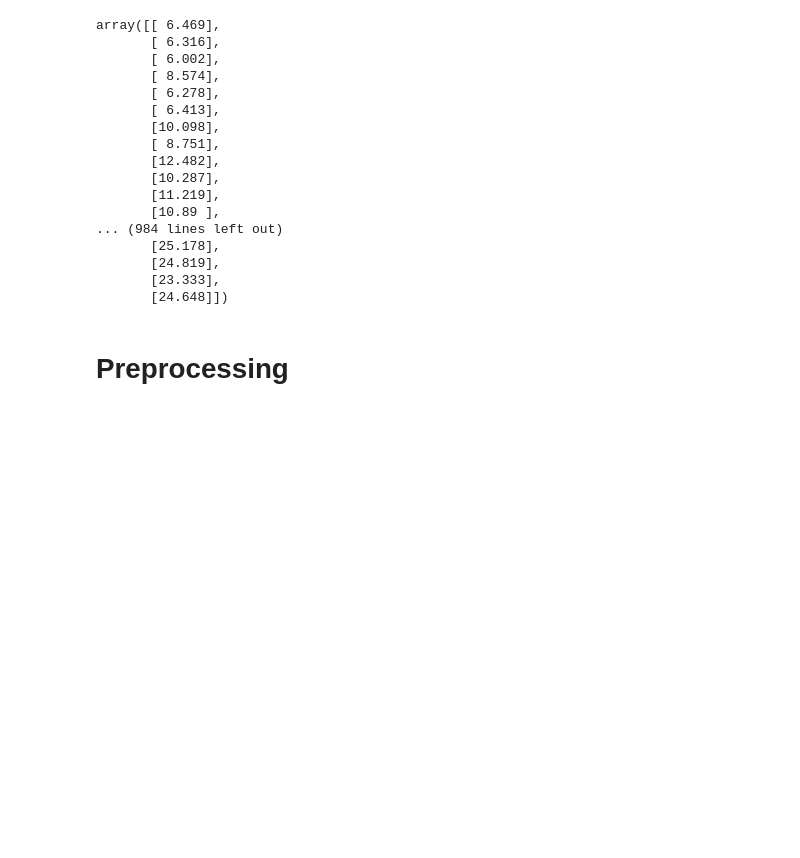
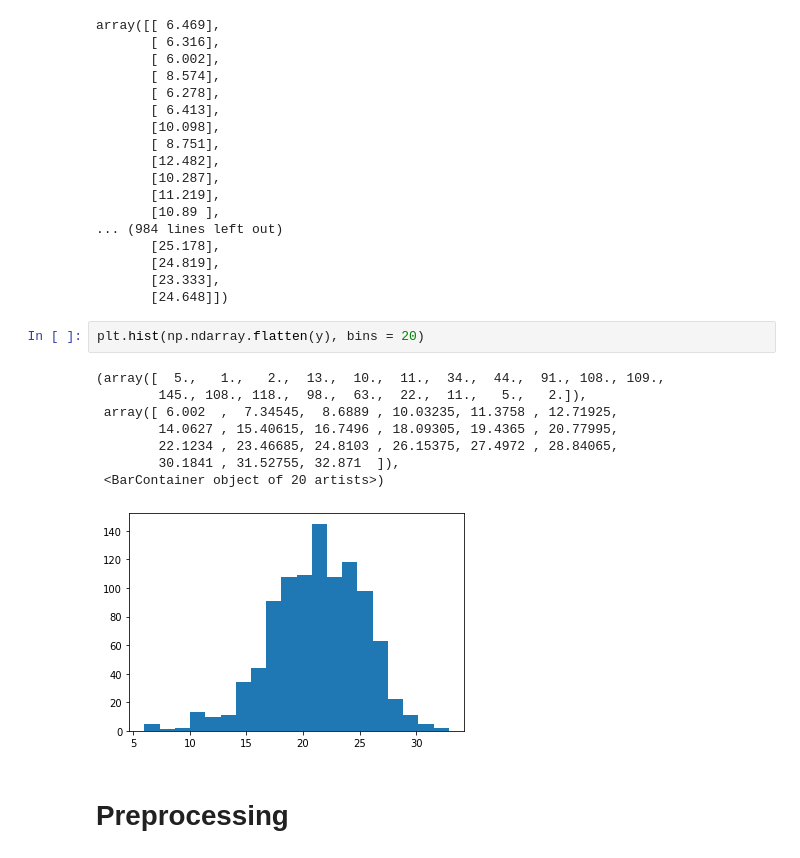
Before and after one commit to Tinkidinki/keras-networks, a Jupyter notebook: qm9_code.ipynb, the cells around one changed output. Cells and saved outputs as stored; diff of their text form; blank space fills up the shorter version.

```diff
--- a/qm9_code.ipynb
+++ b/qm9_code.ipynb
@@ -179,6 +173,17 @@ array([[ 6.469],
        [24.819],
        [23.333],
        [24.648]])
+# %%
+plt.hist(np.ndarray.flatten(y), bins = 20)
+# %% [output]
+(array([  5.,   1.,   2.,  13.,  10.,  11.,  34.,  44.,  91., 108., 109.,
+        145., 108., 118.,  98.,  63.,  22.,  11.,   5.,   2.]),
+ array([ 6.002  ,  7.34545,  8.6889 , 10.03235, 11.3758 , 12.71925,
+        14.0627 , 15.40615, 16.7496 , 18.09305, 19.4365 , 20.77995,
+        22.1234 , 23.46685, 24.8103 , 26.15375, 27.4972 , 28.84065,
+        30.1841 , 31.52755, 32.871  ]),
+ <BarContainer object of 20 artists>)
+[figure, added]
 # %% [markdown]
 # Preprocessing
 # %%
```
Also changed, not shown: parts of 14 cells of this notebook, 1 other file.
